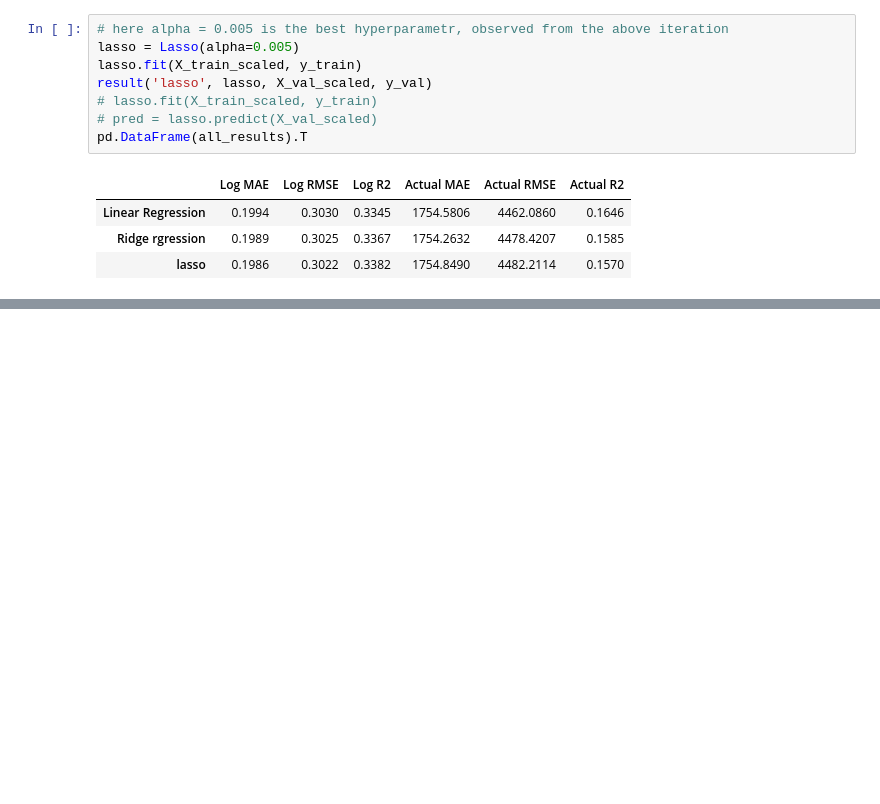
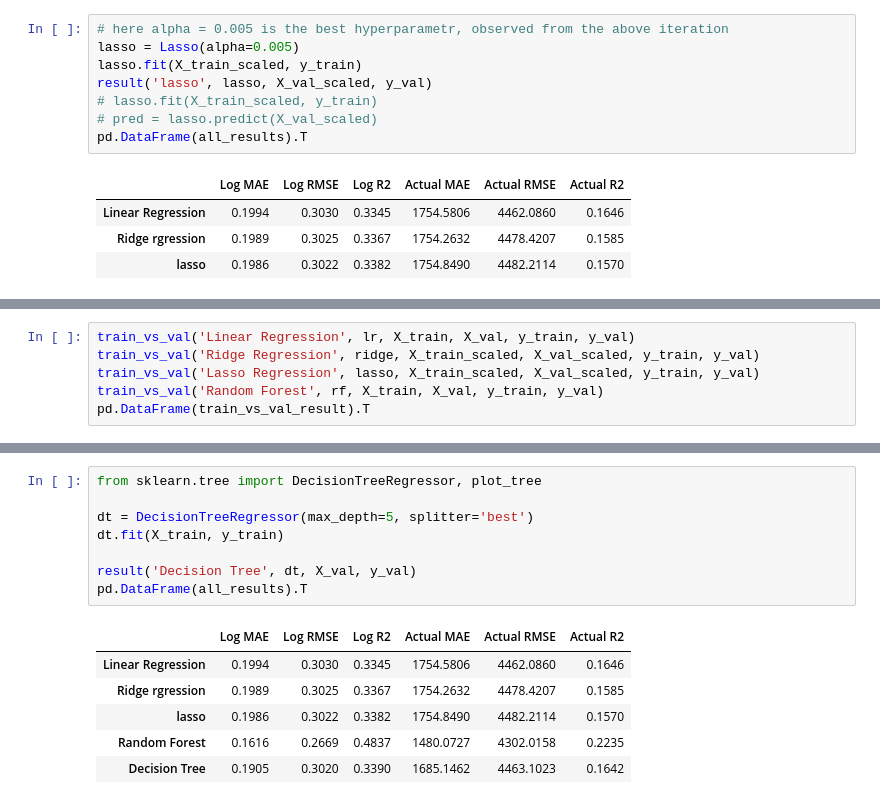
Before and after one commit to DineshMSDian/chennai-pg-price-predictor, a Jupyter notebook: Notebooks/07_Baseline_Modeling.ipynb, the cells around one changed output, grey strips where cells are left out. Cells and saved outputs as stored; diff of their text form; blank space fills up the shorter version.

```diff
--- a/Notebooks/07_Baseline_Modeling.ipynb
+++ b/Notebooks/07_Baseline_Modeling.ipynb
@@ -267,0 +338,6 @@ pd.DataFrame(all_results).T
+# %%
+train_vs_val('Linear Regression', lr, X_train, X_val, y_train, y_val)
+train_vs_val('Ridge Regression', ridge, X_train_scaled, X_val_scaled, y_train, y_val)
+train_vs_val('Lasso Regression', lasso, X_train_scaled, X_val_scaled, y_train, y_val)
+train_vs_val('Random Forest', rf, X_train, X_val, y_train, y_val)
+pd.DataFrame(train_vs_val_result).T
@@ -267,0 +350,15 @@ pd.DataFrame(all_results).T
+# %%
+from sklearn.tree import DecisionTreeRegressor, plot_tree
+
+dt = DecisionTreeRegressor(max_depth=5, splitter='best')
+dt.fit(X_train, y_train)
+
+result('Decision Tree', dt, X_val, y_val)
+pd.DataFrame(all_results).T
+# %% [output]
+|  | Log MAE | Log RMSE | Log R2 | Actual MAE | Actual RMSE | Actual R2 |
+| Linear Regression | 0.1994 | 0.3030 | 0.3345 | 1754.5806 | 4462.0860 | 0.1646 |
+| Ridge rgression | 0.1989 | 0.3025 | 0.3367 | 1754.2632 | 4478.4207 | 0.1585 |
+| lasso | 0.1986 | 0.3022 | 0.3382 | 1754.8490 | 4482.2114 | 0.1570 |
+| Random Forest | 0.1616 | 0.2669 | 0.4837 | 1480.0727 | 4302.0158 | 0.2235 |
+| Decision Tree | 0.1905 | 0.3020 | 0.3390 | 1685.1462 | 4463.1023 | 0.1642 |
```
Also changed, not shown: parts of 6 cells of this notebook.
